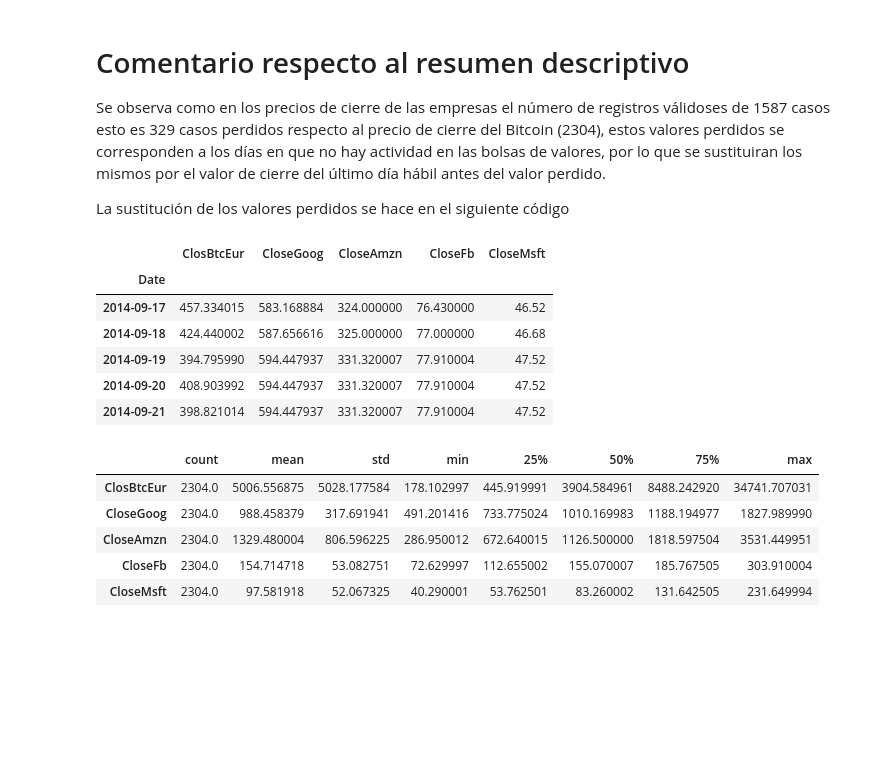
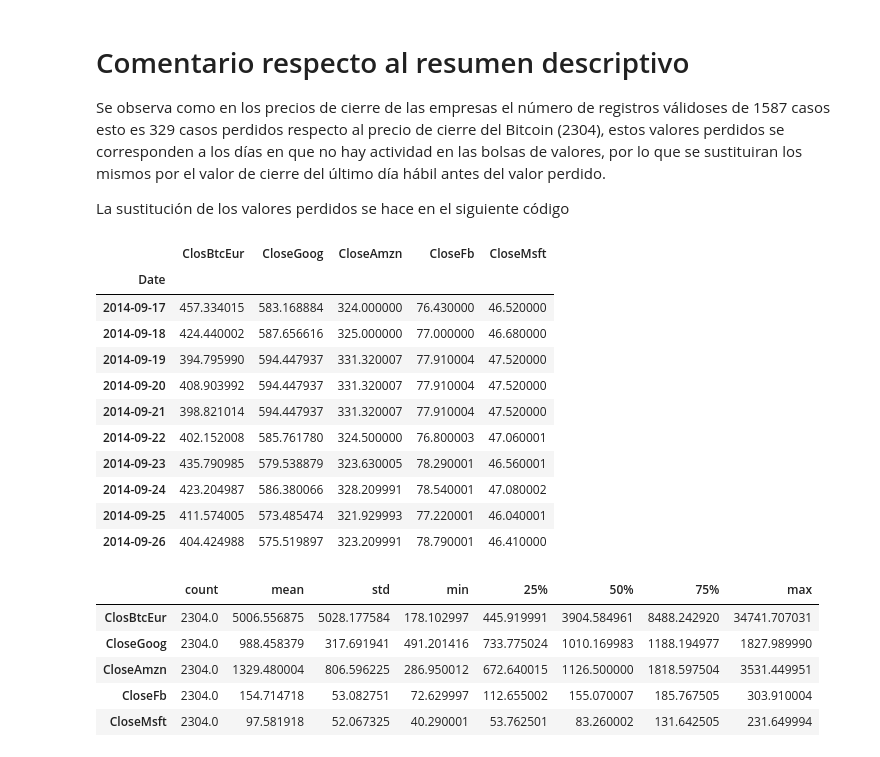
Before and after one commit to SergioDevAlcalde/tfmTelefonica, a Jupyter notebook: script01_LecturaDatosDescriptivosBasicos.ipynb, the cells around one changed output. Drawn from its saved outputs; the diff is of its cells as text; code cells hidden in the pictures; blank space fills up the shorter version.

```diff
--- a/script01_LecturaDatosDescriptivosBasicos.ipynb
+++ b/script01_LecturaDatosDescriptivosBasicos.ipynb
@@ -175,36 +177,27 @@ df_combinado.describe().transpose()
 Se observa como en los precios de cierre de las empresas el número de registros válidoses de 1587 casos esto es 329 casos perdidos respecto al precio de cierre del Bitcoin (2304), estos valores perdidos se corresponden a los días en que no hay actividad en las bolsas de valores, por lo que se sustituiran los mismos por el valor de cierre del último día hábil antes del valor perdido.
 
 La sustitución de los valores perdidos se hace en el siguiente código
-# %%
-# Extracción de las filas y las columnas para usarlas como auxiliaraes para sustituir valores perdidos
-
-
-filas = df_combinado.shape[0]
-columnas = df_combinado.shape[1]
-
-df_combinado_null = df_combinado.isnull()
-
-''' Con este par de loops se recorre el dataframe identificandose los valores perdidos y sustituyendolos por el valor de la fila
-    anterior, que se corresponde que el valor de cierre para cada compañía el día anterior.
-    La lógica que sigue esta sustitución es la siguiente: Los valores perdidos se corresponden a días donde no hay actividad de
-    las casas de cambio, por lo que el valor asignado se corresponde'''
-
-for c in range(columnas):
-    for f in range(filas):
-        if df_combinado_null.iloc[f,c] == True:
-            df_combinado.iloc[f,c] = df_combinado.iloc[(f-1),c]
-        else:
-            df_combinado.iloc[f,c] = df_combinado.iloc[f,c]
-
-df_combinado.head()
-# %% [output]
-|  | ClosBtcEur | CloseGoog | CloseAmzn | CloseFb | CloseMsft |
-| Date |  |  |  |  |  |
-| 2014-09-17 | 457.334015 | 583.168884 | 324.000000 | 76.430000 | 46.52 |
-| 2014-09-18 | 424.440002 | 587.656616 | 325.000000 | 77.000000 | 46.68 |
-| 2014-09-19 | 394.795990 | 594.447937 | 331.320007 | 77.910004 | 47.52 |
-| 2014-09-20 | 408.903992 | 594.447937 | 331.320007 | 77.910004 | 47.52 |
-| 2014-09-21 | 398.821014 | 594.447937 | 331.320007 | 77.910004 | 47.52 |
+# %%
+# Dado que los valores perdidos que hay en data set se corresponden con días donde no hay cotización de las acciones
+# En la bolsa de valores, estos serán sustitudios por el último valor válido, para ello usaremos el método de pandas ffill()
+# que propaga el último valor valido hacia adelante, así si el último valor valido fue de un viernes, ese valor se asignará
+# al sábado y al domingo
+
+df_combinado = df_combinado.ffill()
+df_combinado.head(n=10)
+# %% [output]
+|  | ClosBtcEur | CloseGoog | CloseAmzn | CloseFb | CloseMsft |
+| Date |  |  |  |  |  |
+| 2014-09-17 | 457.334015 | 583.168884 | 324.000000 | 76.430000 | 46.520000 |
+| 2014-09-18 | 424.440002 | 587.656616 | 325.000000 | 77.000000 | 46.680000 |
+| 2014-09-19 | 394.795990 | 594.447937 | 331.320007 | 77.910004 | 47.520000 |
+| 2014-09-20 | 408.903992 | 594.447937 | 331.320007 | 77.910004 | 47.520000 |
+| 2014-09-21 | 398.821014 | 594.447937 | 331.320007 | 77.910004 | 47.520000 |
+| 2014-09-22 | 402.152008 | 585.761780 | 324.500000 | 76.800003 | 47.060001 |
+| 2014-09-23 | 435.790985 | 579.538879 | 323.630005 | 78.290001 | 46.560001 |
+| 2014-09-24 | 423.204987 | 586.380066 | 328.209991 | 78.540001 | 47.080002 |
+| 2014-09-25 | 411.574005 | 573.485474 | 321.929993 | 77.220001 | 46.040001 |
+| 2014-09-26 | 404.424988 | 575.519897 | 323.209991 | 78.790001 | 46.410000 |
 # %%
 df_combinado.describe().transpose()
 # %% [output]
```
Also changed, not shown: parts of 6 cells of this notebook.
